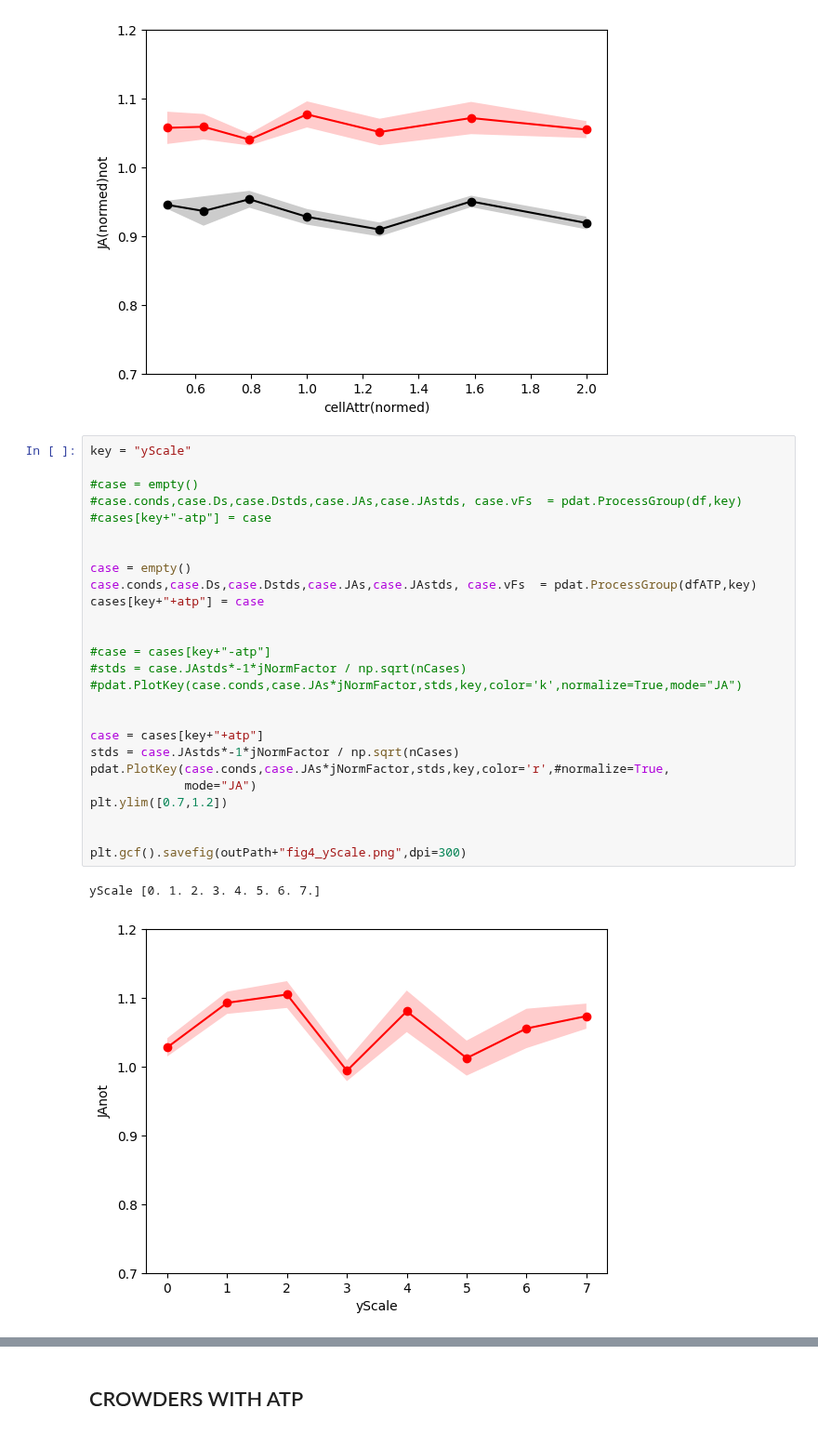
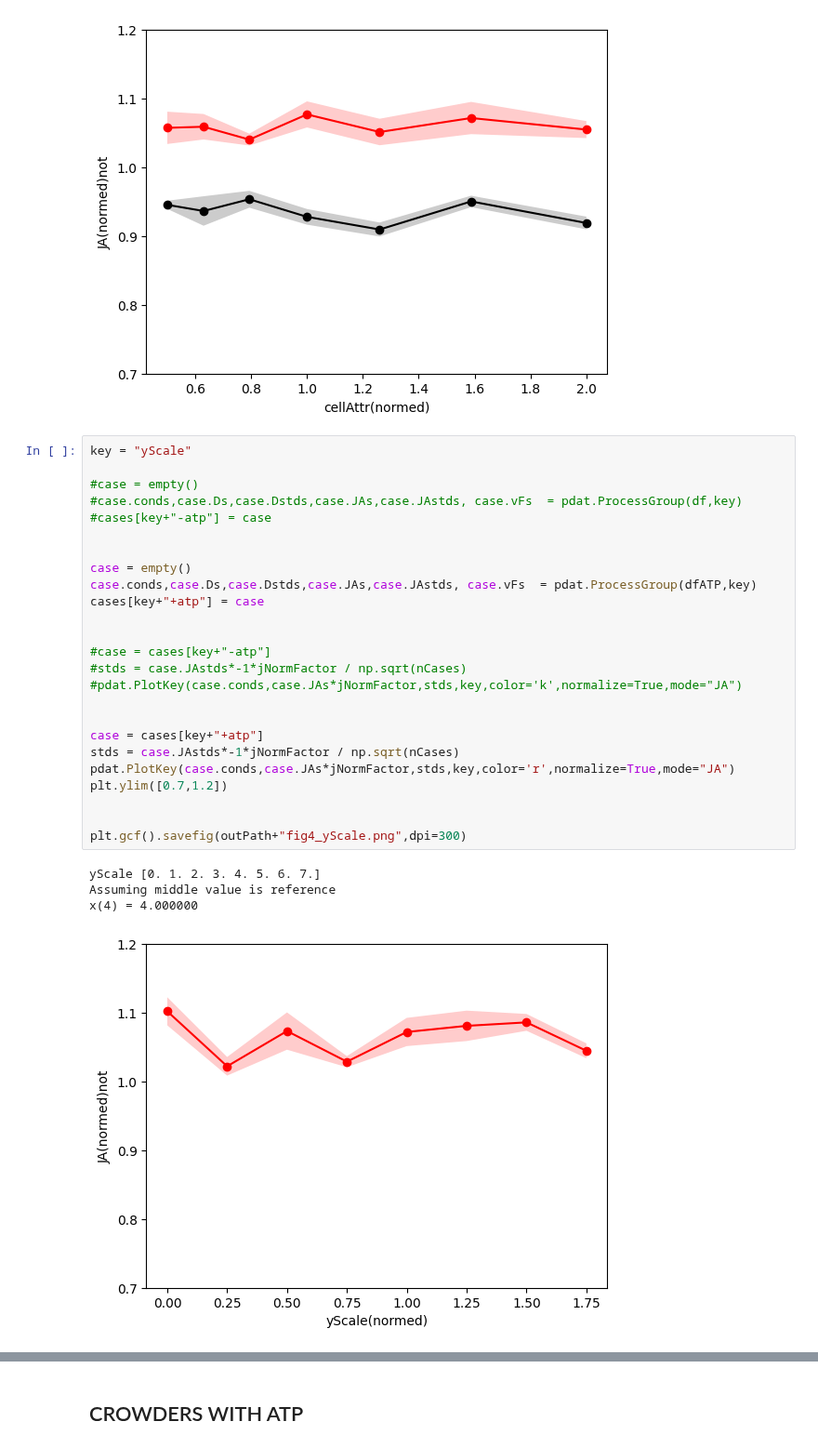
Before and after one commit to huskeypm/cellmigration, a Jupyter notebook: migration_paper.ipynb, the cells around one changed output, grey strips where cells are left out. Shown at 93% size. Drawn from its saved outputs; the diff is of its cells as text.

```diff
--- a/migration_paper.ipynb
+++ b/migration_paper.ipynb
@@ -357,29 +342,30 @@ x(3) = 0.100000
 # %%
 key = "yScale"
 
 #case = empty()
 #case.conds,case.Ds,case.Dstds,case.JAs,case.JAstds, case.vFs  = pdat.ProcessGroup(df,key)
 #cases[key+"-atp"] = case
 
 
 case = empty()
 case.conds,case.Ds,case.Dstds,case.JAs,case.JAstds, case.vFs  = pdat.ProcessGroup(dfATP,key)
 cases[key+"+atp"] = case
 
 
 #case = cases[key+"-atp"]
 #stds = case.JAstds*-1*jNormFactor / np.sqrt(nCases)
 #pdat.PlotKey(case.conds,case.JAs*jNormFactor,stds,key,color='k',normalize=True,mode="JA")
 
 
 case = cases[key+"+atp"]
 stds = case.JAstds*-1*jNormFactor / np.sqrt(nCases)
-pdat.PlotKey(case.conds,case.JAs*jNormFactor,stds,key,color='r',#normalize=True,
-             mode="JA")
+pdat.PlotKey(case.conds,case.JAs*jNormFactor,stds,key,color='r',normalize=True,mode="JA")
 plt.ylim([0.7,1.2])
 
 
 plt.gcf().savefig(outPath+"fig4_yScale.png",dpi=300)
 # %% [output]
 yScale [0. 1. 2. 3. 4. 5. 6. 7.]
+Assuming middle value is reference
+x(4) = 4.000000
-[figure, old version]
+[figure, new version]
```
Also changed, not shown: parts of 21 cells of this notebook.
